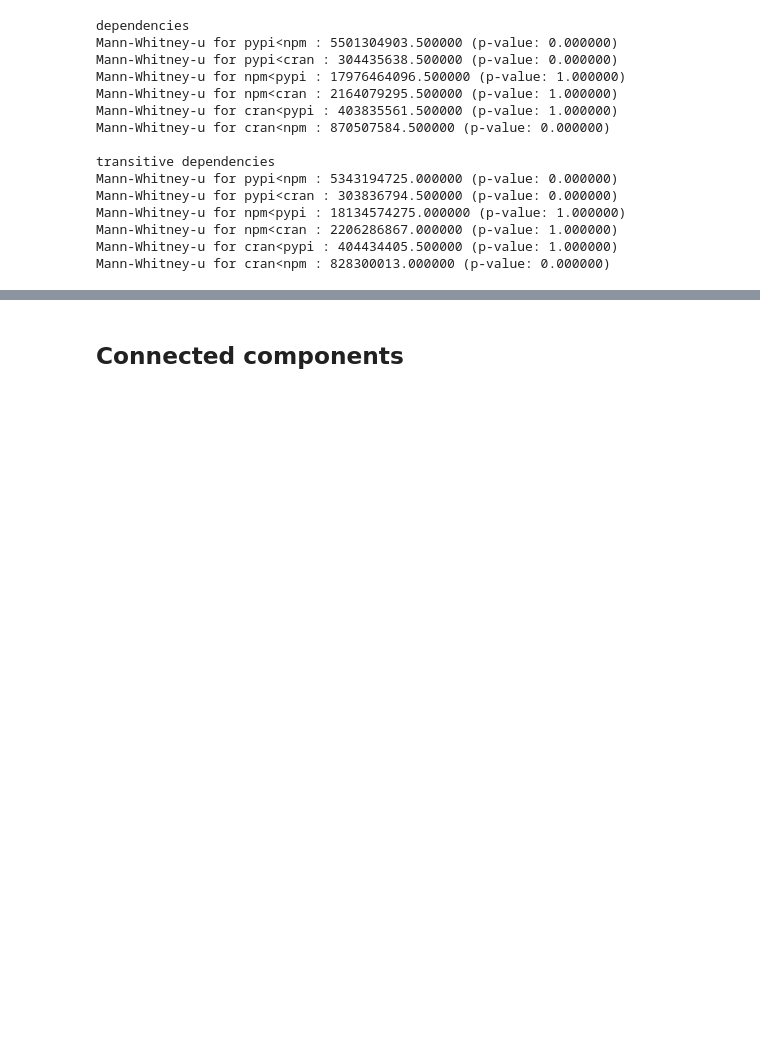
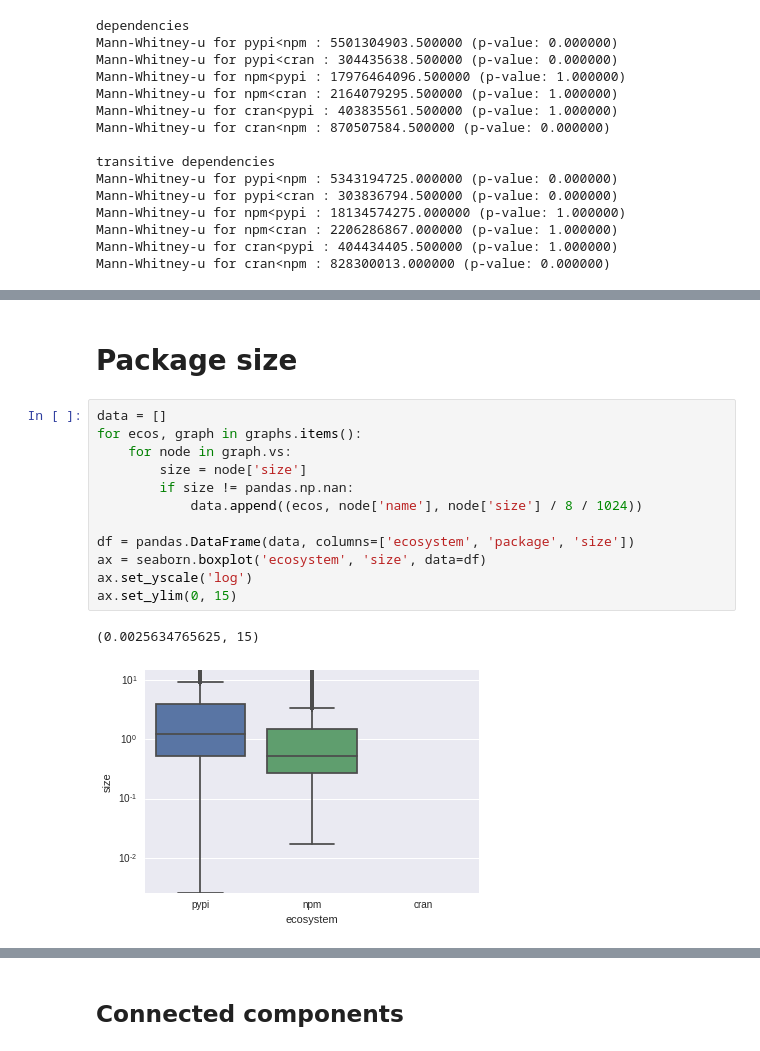
Before and after one commit to maelick/ecos-analysis, a Jupyter notebook: WEA2016-ecos/notebook/Ecosystem graphs.ipynb, the cells around one changed output, grey strips where cells are left out. Saved outputs shown, nothing was run; the diff lists cells and outputs as text; blank space fills up the shorter version.

```diff
--- a/WEA2016-ecos/notebook/Ecosystem graphs.ipynb
+++ b/WEA2016-ecos/notebook/Ecosystem graphs.ipynb
@@ -376,0 +500,17 @@ Mann-Whitney-u for cran<npm : 828300013.000000 (p-value: 0.000000)
+# %% [markdown]
+# Package size
+# %%
+data = []
+for ecos, graph in graphs.items():
+    for node in graph.vs:
+        size = node['size']
+        if size != pandas.np.nan:
+            data.append((ecos, node['name'], node['size'] / 8 / 1024))
+
+df = pandas.DataFrame(data, columns=['ecosystem', 'package', 'size'])
+ax = seaborn.boxplot('ecosystem', 'size', data=df)
+ax.set_yscale('log')
+ax.set_ylim(0, 15)
+# %% [output]
+(0.0025634765625, 15)
+[figure, added]
```
Also changed, not shown: parts of 10 cells of this notebook, 4 other files.
